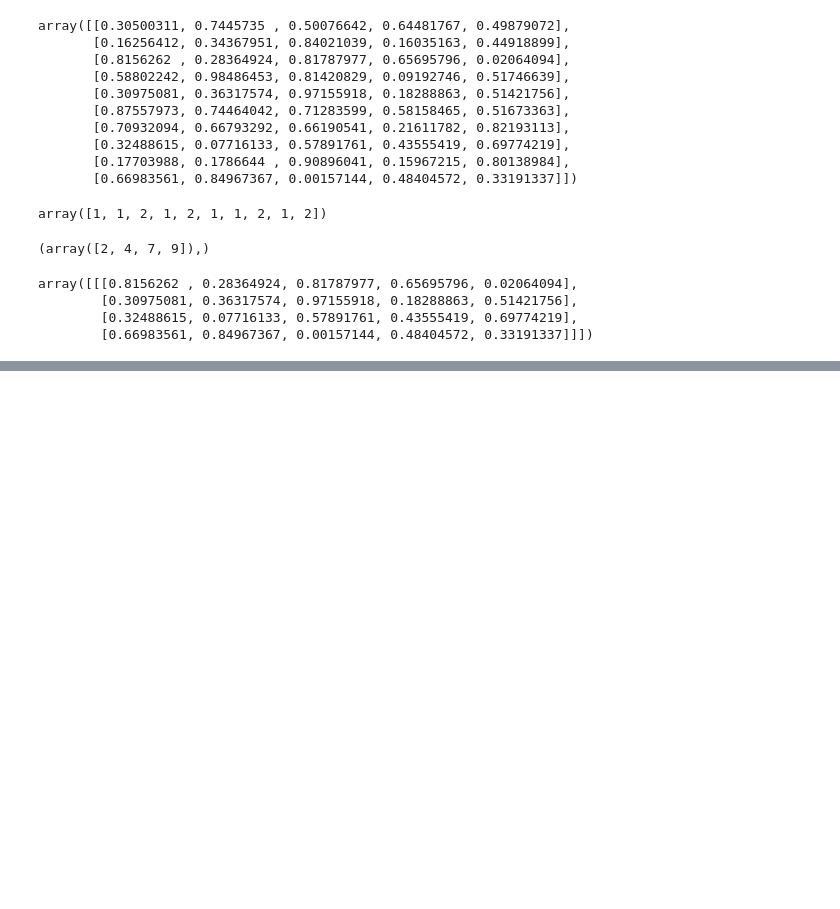
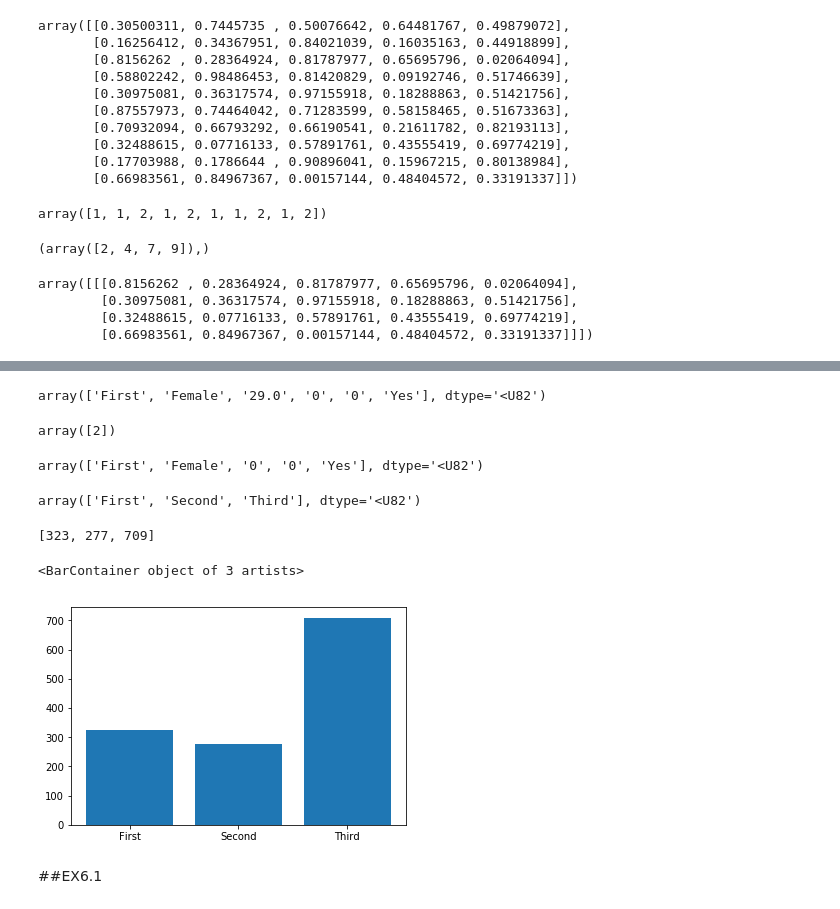
Before and after one commit to Endistic/DW, a Jupyter notebook: Hello_World.ipynb, the cells around one changed output, grey strips where cells are left out. Drawn from its saved outputs; the diff is of its cells as text; code cells hidden in the pictures; blank space fills up the shorter version.

```diff
--- a/Hello_World.ipynb
+++ b/Hello_World.ipynb
@@ -172,0 +231,39 @@ array([[[0.8156262 , 0.28364924, 0.81787977, 0.65695796, 0.02064094],
+# %%
+Titanic = np.delete(Titanic,[1,6,7,8,9,10],1)
+Titanic[0,:]
+# %% [output]
+array(['First', 'Female', '29.0', '0', '0', 'Yes'], dtype='<U82')
+# %%
+rows, col = np.where(Titanic == None)
+rows, col = np.where(Titanic == '')
+np.unique(col)
+# %% [output]
+array([2])
+# %%
+rows, col = np.where(Titanic == None)
+rows, col = np.where(Titanic == '')
+np.unique(col)
+Titanic = np.delete(Titanic,2,1)
+Titanic[0,:]
+# %% [output]
+array(['First', 'Female', '0', '0', 'Yes'], dtype='<U82')
+# %%
+header = Titanic[0,:]; Titanic = np.delete(Titanic,0,0)
+passenger_class = np.unique(Titanic[:,0])
+passenger_class
+# %% [output]
+array(['First', 'Second', 'Third'], dtype='<U82')
+# %%
+passenger_class_value = [sum(Titanic[:,0] == passenger_class[0]),
+                         sum(Titanic[:,0] == passenger_class[1]),
+                         sum(Titanic[:,0] == passenger_class[2])]
+passenger_class_value
+# %% [output]
+[323, 277, 709]
+# %%
+plt.bar(passenger_class,passenger_class_value)
+# %% [output]
+<BarContainer object of 3 artists>
+[figure, added]
+# %% [markdown]
+##EX6.1
```
Also changed, not shown: parts of 22 cells of this notebook.
